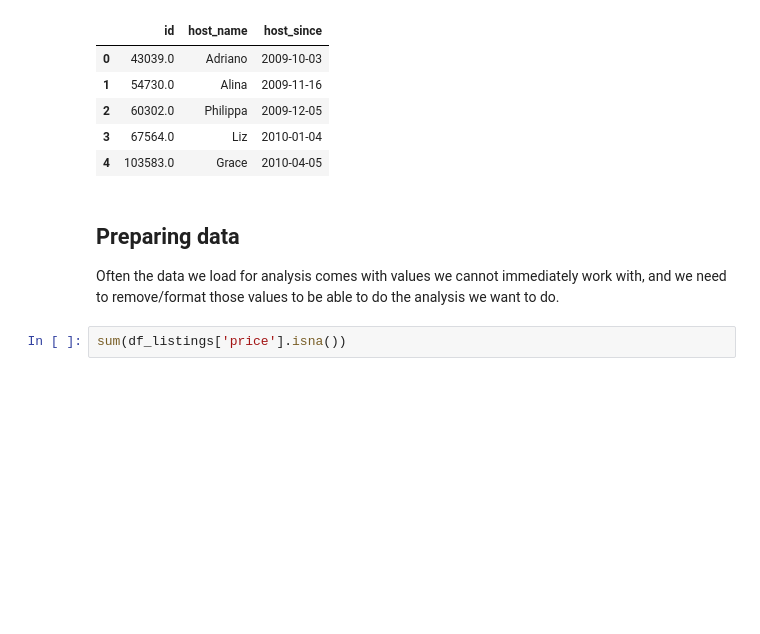
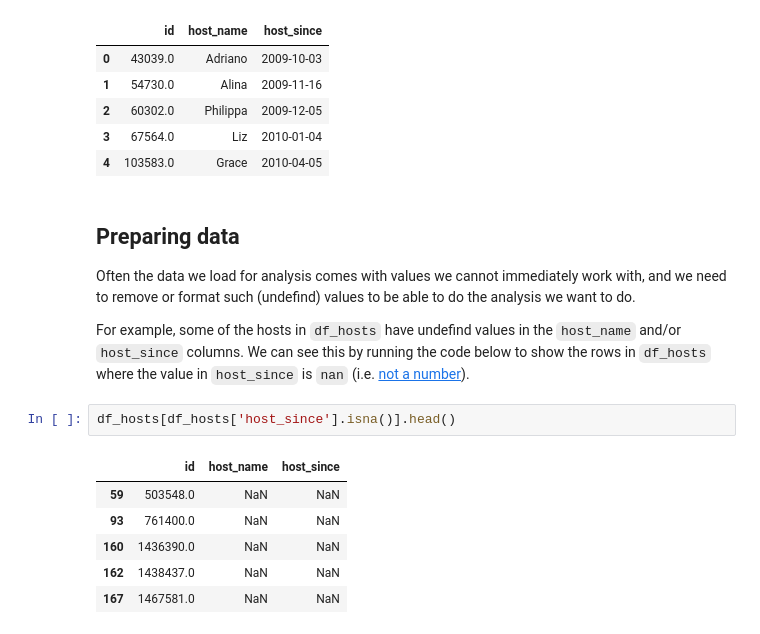
Before and after one commit to data-analytics-in-business/week-01, a Jupyter notebook: exercises/01-Beginner.ipynb, the cells around one changed output. Saved outputs shown, nothing was run; the diff lists cells and outputs as text; blank space fills up the shorter version.

```diff
--- a/exercises/01-Beginner.ipynb
+++ b/exercises/01-Beginner.ipynb
@@ -69,6 +69,15 @@ df_hosts.head()
 | 4 | 103583.0 | Grace | 2010-04-05 |
 # %% [markdown]
 ## Preparing data
-Often the data we load for analysis comes with values we cannot immediately work with, and we need to remove/format those values to be able to do the analysis we want to do.
+Often the data we load for analysis comes with values we cannot immediately work with, and we need to remove or format such (undefind) values to be able to do the analysis we want to do.
+
+For example, some of the hosts in `df_hosts` have undefind values in the `host_name` and/or `host_since` columns. We can see this by running the code below to show the rows in `df_hosts` where the value in `host_since` is `nan` (i.e. [not a number](https://en.wikipedia.org/wiki/NaN)).
-# %%
-sum(df_listings['price'].isna())
+# %%
+df_hosts[df_hosts['host_since'].isna()].head()
+# %% [output]
+|  | id | host_name | host_since |
+| 59 | 503548.0 | NaN | NaN |
+| 93 | 761400.0 | NaN | NaN |
+| 160 | 1436390.0 | NaN | NaN |
+| 162 | 1438437.0 | NaN | NaN |
+| 167 | 1467581.0 | NaN | NaN |
```
Also changed, not shown: parts of 17 cells of this notebook.
